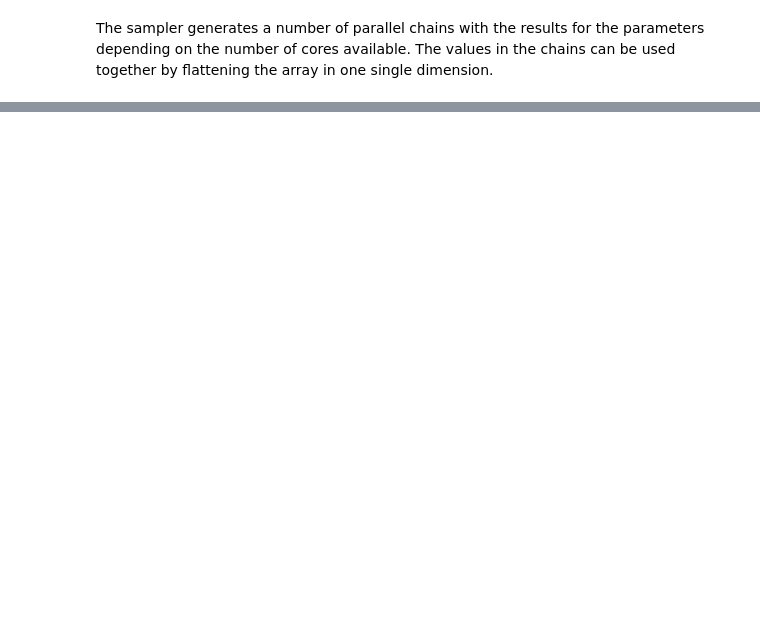
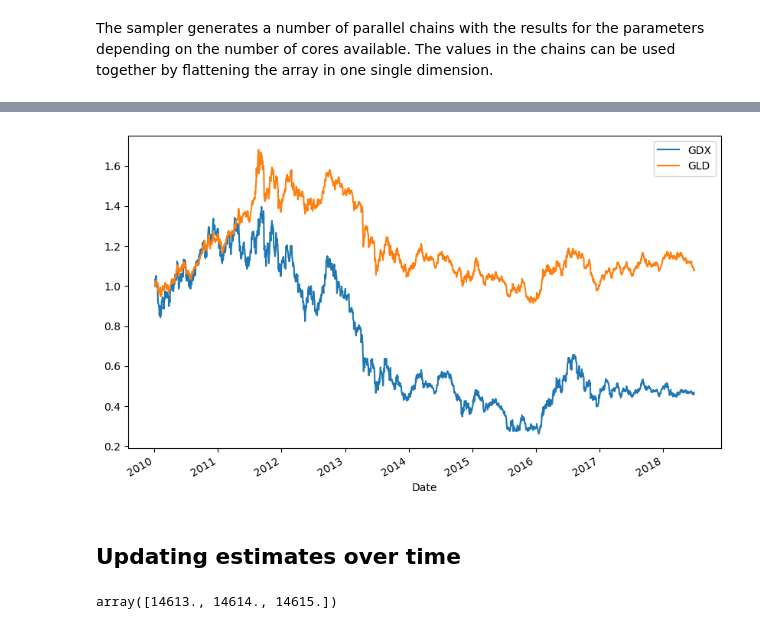
Before and after one commit to luigiselmi/finstat, a Jupyter notebook: hilpisch/ch13_bayesian_statistics.ipynb, the cells around one changed output, grey strips where cells are left out. Drawn from its saved outputs; the diff is of its cells as text; code cells hidden in the pictures; blank space fills up the shorter version.

```diff
--- a/hilpisch/ch13_bayesian_statistics.ipynb
+++ b/hilpisch/ch13_bayesian_statistics.ipynb
@@ -183,0 +189,5 @@ plt.legend()
+# %%
+raw = pd.read_csv('source/tr_eikon_eod_data.csv', index_col=0, parse_dates=True)
+data = raw[['GDX', 'GLD']].dropna()
+data = data / data.iloc[0]
+data.info()
@@ -183,0 +221,11 @@ plt.legend()
+# %%
+data.plot(figsize=(10, 6));
+# %% [output]
+[figure, added]
+# %% [markdown]
+## Updating estimates over time
+# %%
+mpl_dates = mpl.dates.date2num(data.index.to_pydatetime())
+mpl_dates[:3]
+# %% [output]
+array([14613., 14614., 14615.])
```
Also changed, not shown: parts of 29 cells of this notebook.
